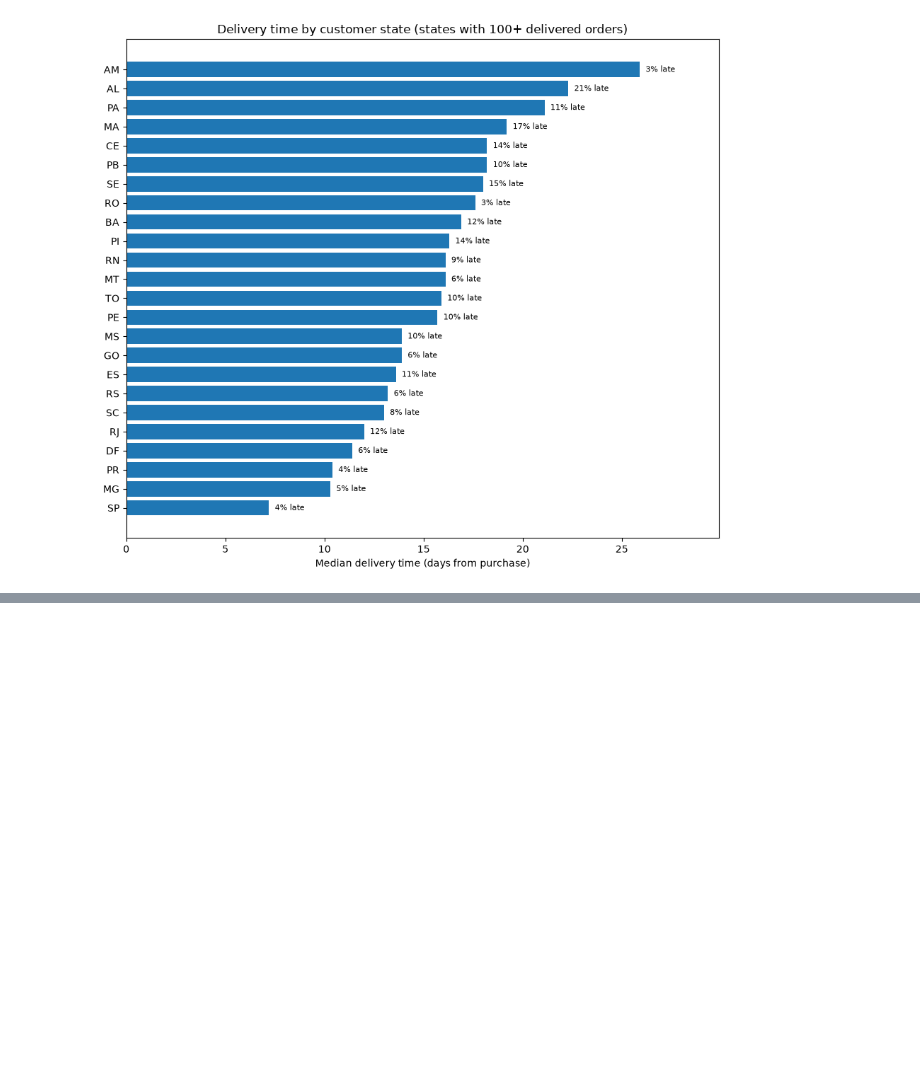
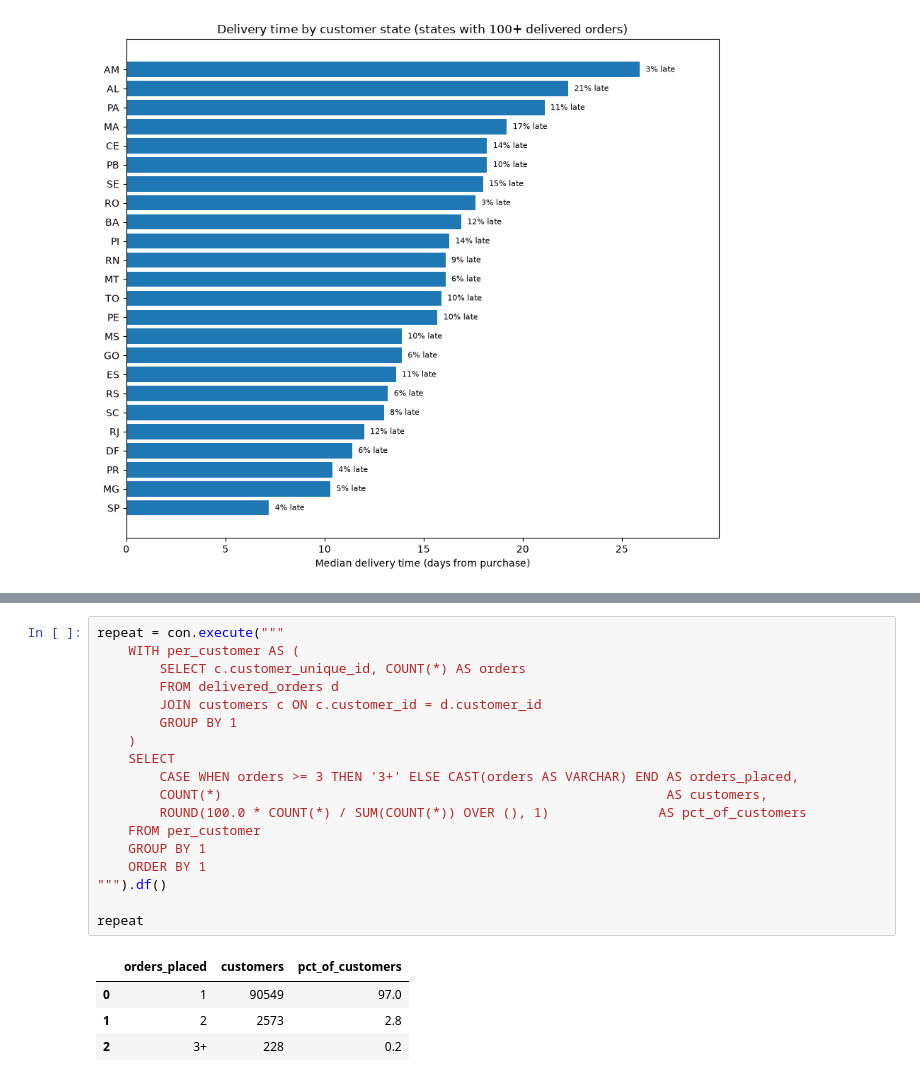
Before and after one commit to eQuaEnoo/olist-ecommerce-analysis, a Jupyter notebook: notebooks/01-explore.ipynb, the cells around one changed output, grey strips where cells are left out. Drawn from its saved outputs; the diff is of its cells as text; blank space fills up the shorter version.

```diff
--- a/notebooks/01-explore.ipynb
+++ b/notebooks/01-explore.ipynb
@@ -521,0 +558,23 @@ Northeast: % of orders 9.4 | % of late orders 17.6
+# %%
+repeat = con.execute("""
+    WITH per_customer AS (
+        SELECT c.customer_unique_id, COUNT(*) AS orders
+        FROM delivered_orders d
+        JOIN customers c ON c.customer_id = d.customer_id
+        GROUP BY 1
+    )
+    SELECT
+        CASE WHEN orders >= 3 THEN '3+' ELSE CAST(orders AS VARCHAR) END AS orders_placed,
+        COUNT(*)                                                         AS customers,
+        ROUND(100.0 * COUNT(*) / SUM(COUNT(*)) OVER (), 1)              AS pct_of_customers
+    FROM per_customer
+    GROUP BY 1
+    ORDER BY 1
+""").df()
+
+repeat
+# %% [output]
+|  | orders_placed | customers | pct_of_customers |
+| 0 | 1 | 90549 | 97.0 |
+| 1 | 2 | 2573 | 2.8 |
+| 2 | 3+ | 228 | 0.2 |
```
Also changed, not shown: parts of 13 cells of this notebook, 4 other files.
